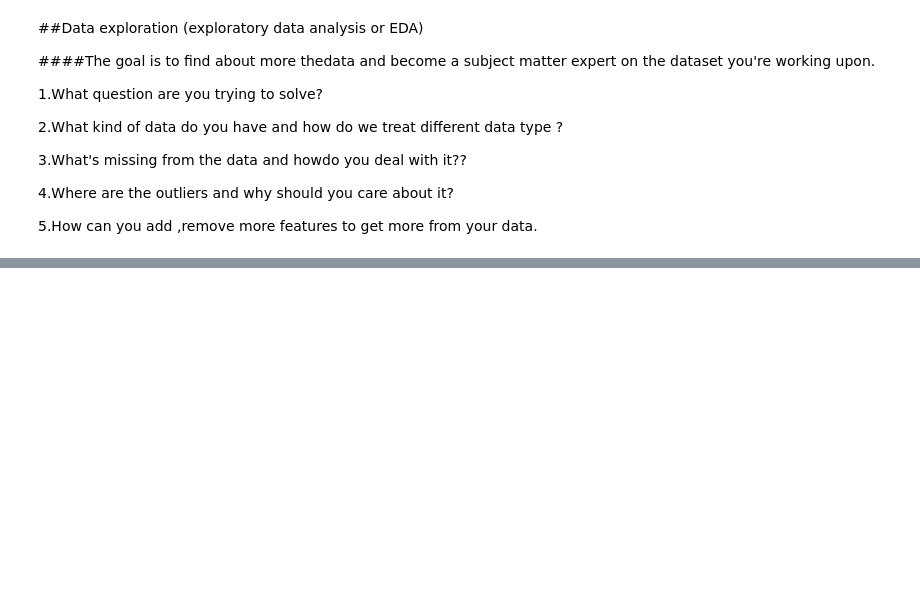
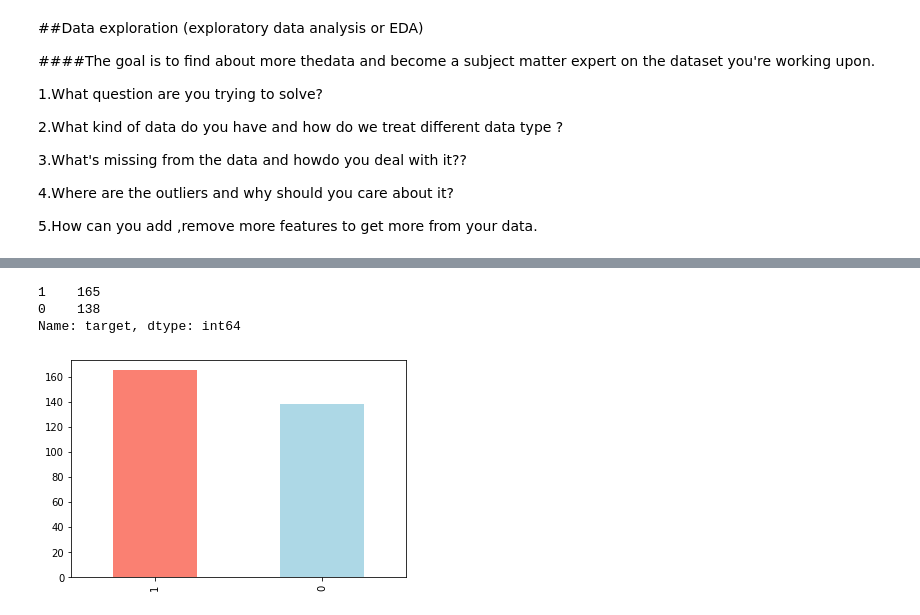
Before and after one commit to Aahra/End-to-End-Heart-Disease-classification-Milestone-Project-1-, a Jupyter notebook: End_to_end_Heart_disease_classification_.ipynb, the cells around one changed output, grey strips where cells are left out. Saved outputs shown, nothing was run; the diff lists cells and outputs as text; code cells hidden in the pictures; blank space fills up the shorter version.

```diff
--- a/End_to_end_Heart_disease_classification_.ipynb
+++ b/End_to_end_Heart_disease_classification_.ipynb
@@ -100,0 +131,11 @@ df
+# %%
+#Let find out  how many of each class is there
+df.target.value_counts()
+# %% [output]
+1    165
+0    138
+Name: target, dtype: int64
+# %%
+df.target.value_counts().plot(kind="bar",color=["salmon","lightblue"]);
+# %% [output]
+[figure, added]
```
Also changed, not shown: parts of 8 cells of this notebook.
